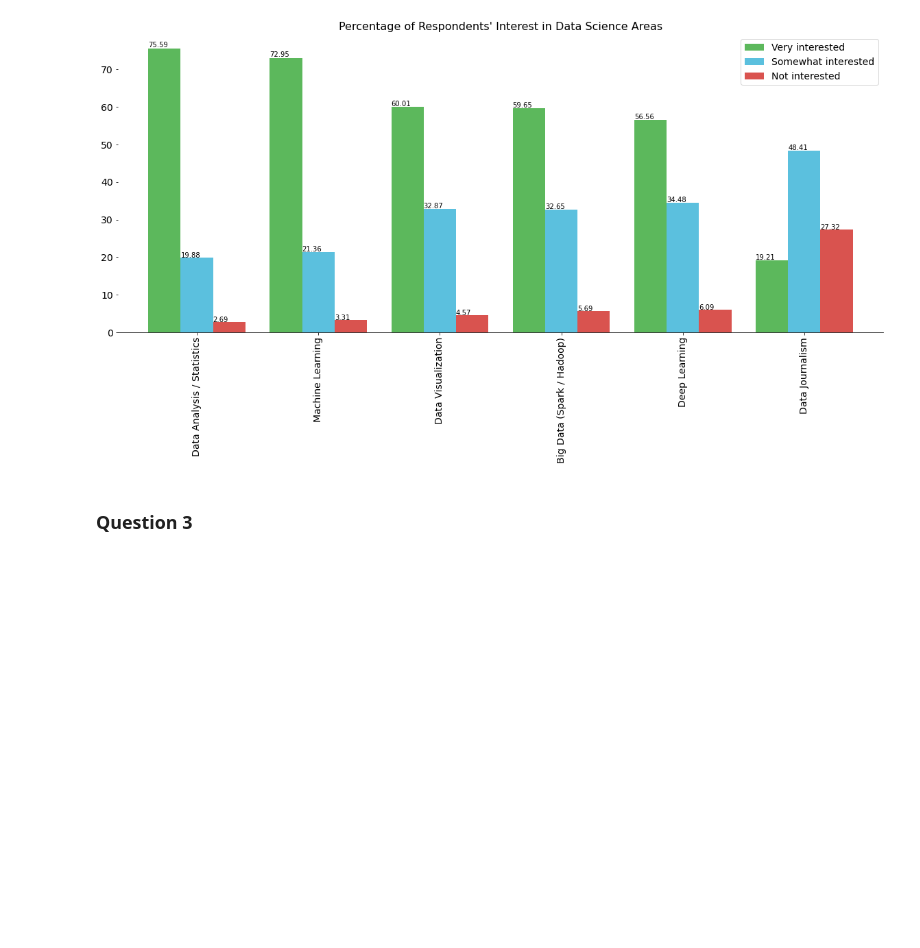
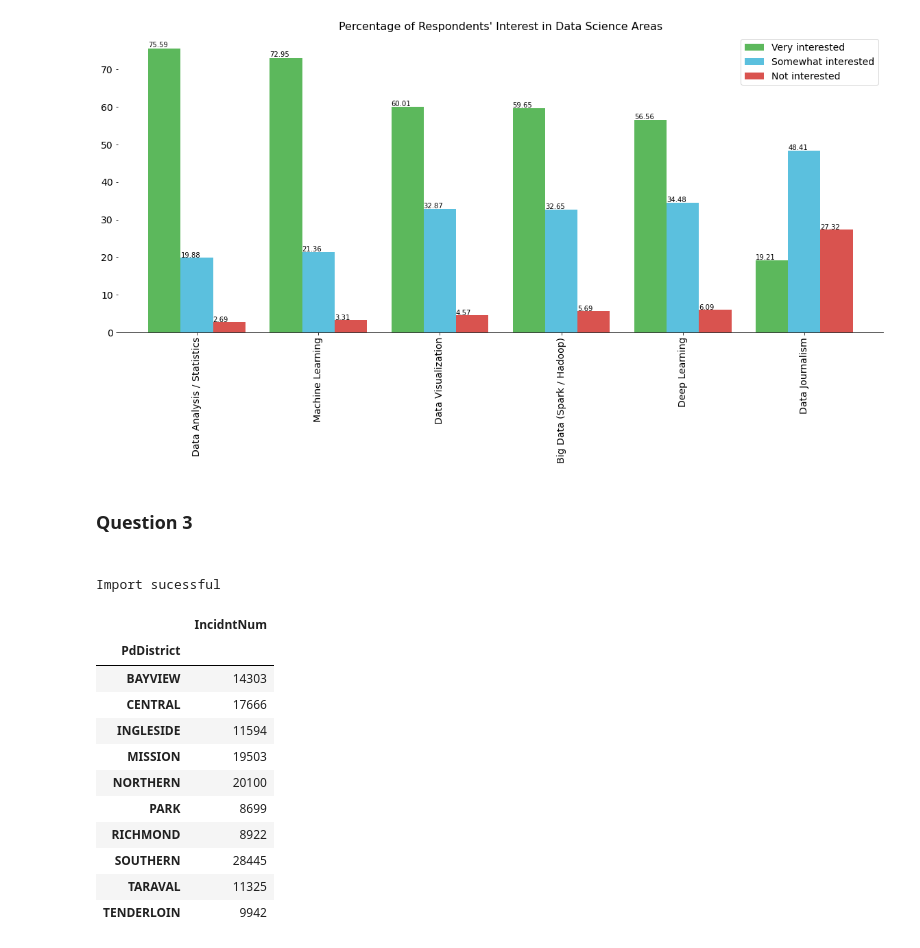
Before and after one commit to danny-cpp/Data-Visualization-with-Python, a Jupyter notebook: Visualization_Final.ipynb, the cells around one changed output. Saved outputs shown, nothing was run; the diff lists cells and outputs as text; code cells hidden in the pictures; blank space fills up the shorter version.

```diff
--- a/Visualization_Final.ipynb
+++ b/Visualization_Final.ipynb
@@ -49,0 +54,26 @@ for p in bar_graph.patches:
+# %%
+#import data
+df_crime = pd.read_csv('Police_Department_Incidents_-_Previous_Year__2016_.csv')
+print("Import sucessful")
+
+# #limit to 100 cases
+# df_crime = df_crime.iloc[0:100, :]
+# %% [output]
+Import sucessful
+# %%
+df_crime = df_crime.groupby(['PdDistrict']).count().iloc[:, 0:1]
+
+df_crime
+# %% [output]
+|  | IncidntNum |
+| PdDistrict |  |
+| BAYVIEW | 14303 |
+| CENTRAL | 17666 |
+| INGLESIDE | 11594 |
+| MISSION | 19503 |
+| NORTHERN | 20100 |
+| PARK | 8699 |
+| RICHMOND | 8922 |
+| SOUTHERN | 28445 |
+| TARAVAL | 11325 |
+| TENDERLOIN | 9942 |
```
Also changed, not shown: parts of 1 cell of this notebook.
